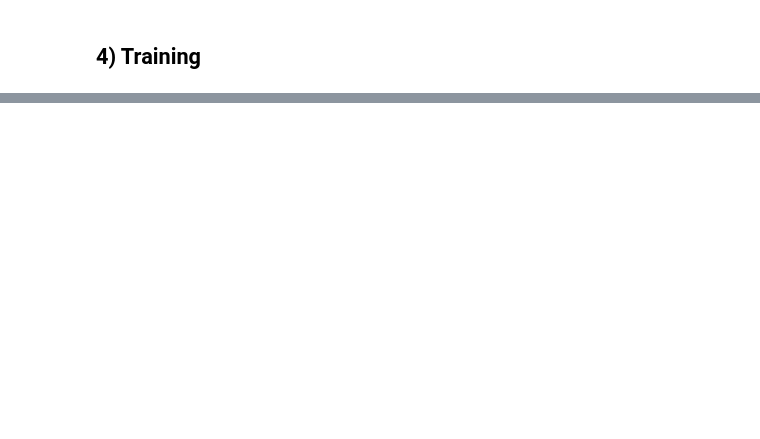
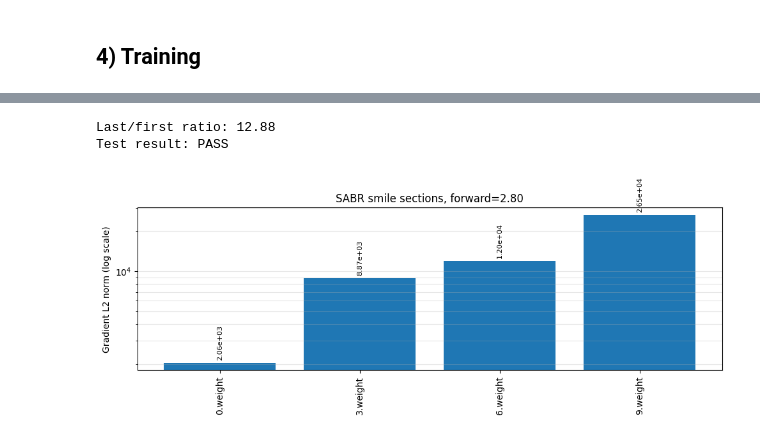
Before and after one commit to sebgur/SDev.Python, a Jupyter notebook: notebooks/stovol/StoVol Training.torch.ipynb, the cells around one changed output, grey strips where cells are left out. Drawn from its saved outputs; the diff is of its cells as text; code cells hidden in the pictures; blank space fills up the shorter version.

Commit message:
gradient inspection

```diff
--- a/notebooks/stovol/StoVol Training.torch.ipynb
+++ b/notebooks/stovol/StoVol Training.torch.ipynb
@@ -318,3 +340,45 @@ if train:
+# %%
+# Plot gradients for biases or weights
+plot_for_weights = True
+metric = 'norm' # mean_abs, std, norm, max_abs
+
+# Run gradient diagnostic
+stats = model.diagnose_gradients(x_set, y_set)
+
+# Select results
+names, norms = [], []
+series_kw = ('weight' if plot_for_weights else 'bias')
+for key, value in stats.items():
+    if series_kw in key:
+        names.append(key)
+        norms.append(value[metric])
+
+# Calculate ratio last / first
+last_over_first = norms[-1] / norms[0]
+print(f"Last/first ratio: {last_over_first:,.2f}")
+print(f"Test result: {'PASS' if last_over_first < 100 else 'FAIL'}")
+
+fig, ax = plt.subplots(figsize=(10, 4))
+bars = ax.bar(names, norms)
+ax.set_yscale('log')
+
+# Force every decade in range to get a labeled tick, not just one
+ax.yaxis.set_major_locator(mticker.LogLocator(base=10.0, numticks=15))
+ax.yaxis.set_minor_locator(mticker.LogLocator(base=10.0, subs='auto', numticks=15))
+ax.grid(True, which='both', axis='y', alpha=0.3)
+
+# Print the exact value above each bar so you don't need to read the axis at all
+ax.bar_label(bars, labels=[f"{n:.2e}" for n in norms], rotation=90, padding=3, fontsize=8)
+
+plt.xticks(rotation=90)
+plt.ylabel("Gradient L2 norm (log scale)")
+plt.title(title)
+plt.tight_layout()
+plt.show()
+# %% [output]
+Last/first ratio: 12.88
+Test result: PASS
+[figure, added]
 # %%
 # Save model
 new_version = 0.1
```
Also changed, not shown: parts of 15 cells of this notebook, 3 other files.
